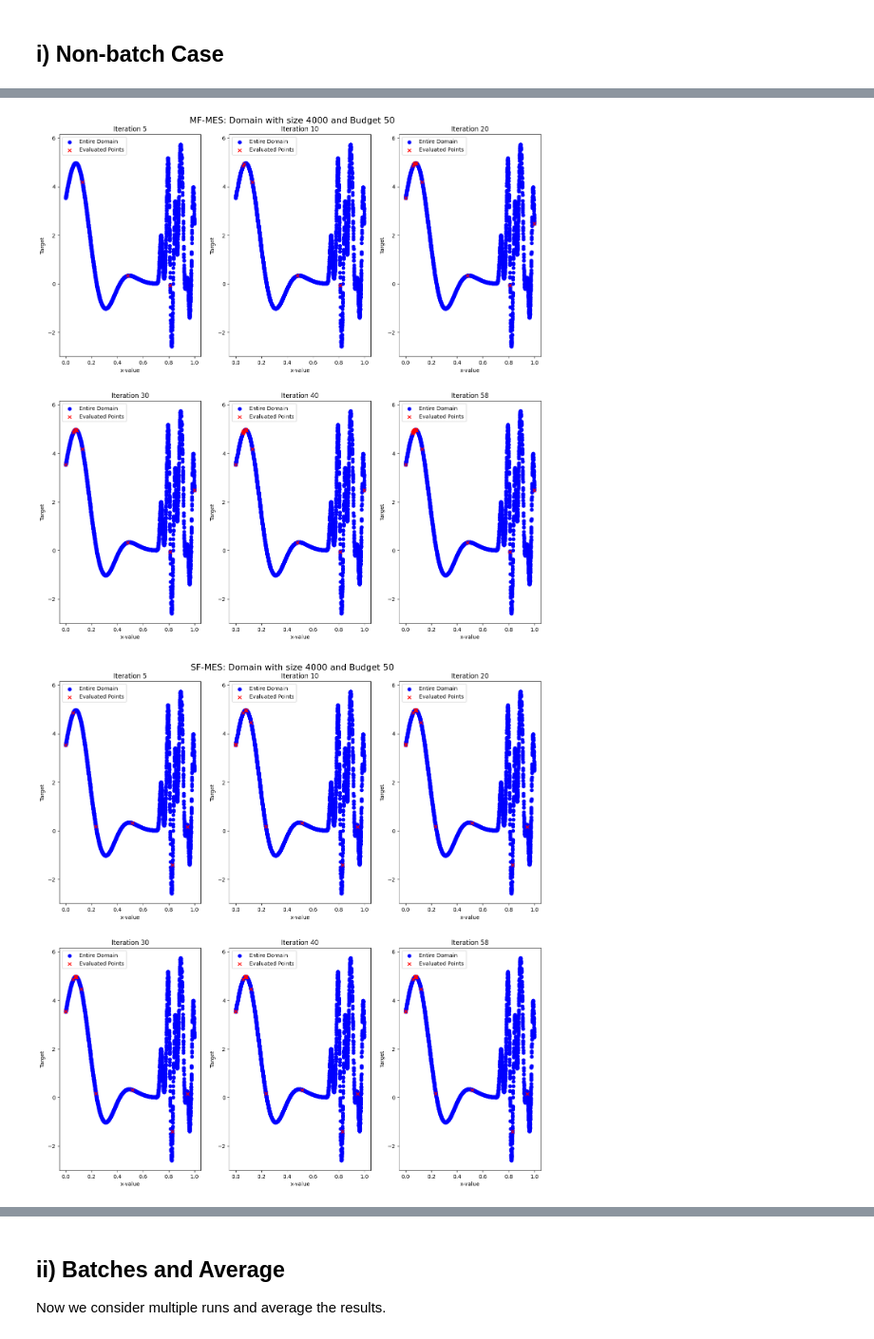
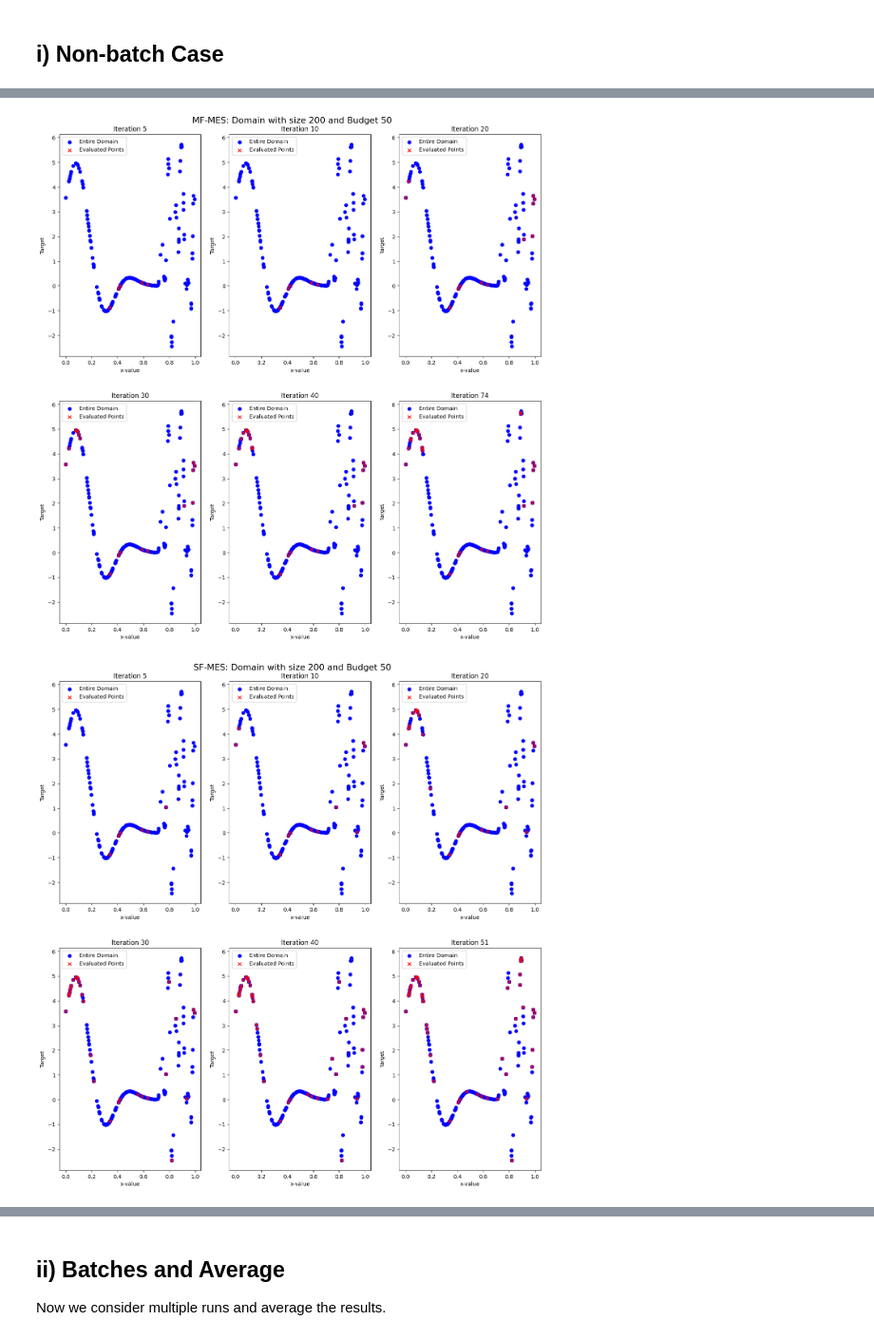
Before and after one commit to kernelCruncher/MFBO, a Jupyter notebook: notebooks/MESSyntheticFunction.ipynb, the cells around one changed output, grey strips where cells are left out. Shown at 95% size. Drawn from its saved outputs; the diff is of its cells as text; code cells hidden in the pictures.

```diff
--- a/notebooks/MESSyntheticFunction.ipynb
+++ b/notebooks/MESSyntheticFunction.ipynb
@@ -251,15 +276,15 @@ def run_entire_cycle_random(no_of_iterations, domain):
 N_ITER = 30
 N_INIT = 5
 ALLOCATED_BUDGET = 50
-# fileName = 'SampleSpaces/20240606-114441.csv'
+fileName = 'SampleSpaces/20240606-114441.csv'
 # fileName = 'SampleSpaces/20240609-140133.csv'
 
-fileName = file
+# fileName = file
 train_x_full, train_obj, domain, index_store, fidelity_history = setUpInitialData(fileName, N_INIT)
 
-# The single fidelity case requirs different initial data. For example, the initial sample must be all HF and the domain is all HF.
+# The single fidelity case requires different initial data. For example, the initial sample must be all HF and the domain is all HF.
 # The fidelity history is less important here as we know all chosen points will be HF, but we keep them so that we can reuse the same function.
-train_x_full_sf, train_obj_sf, domain_sf, index_store_sf, fidelity_history_sf = setUpInitialData(fileName, N_INIT, sf=True)
+train_x_full_sf, train_obj_sf, domain_sf, index_store_sf, fidelity_history_sf = convertMFDatatoSFData(domain, index_store)
 
 train_x_full_mes, train_obj_mes, cumulative_cost_mes, index_store_mes = run_entire_cycle(
     train_x_full,
@@ -281,7 +306,7 @@ train_x_full_mes, train_obj_mes, cumulative_cost_mes, index_store_mes = run_enti
 #     allocated_budget=ALLOCATED_BUDGET
 #     )
 
-train_x_full_rand, train_obj_rand, cumulative_cost_rand, index_store_rand= run_entire_cycle_random(ALLOCATED_BUDGET, domain)
+train_x_full_rand, train_obj_rand, cumulative_cost_rand, index_store_rand= run_entire_cycle_random(ALLOCATED_BUDGET, domain, train_x_full_sf)
 
 train_x_full_sfmes, train_obj_sfmes, cumulative_cost_sfmes, index_store_sfmes= run_entire_cycle(
     train_x_full_sf,
@@ -415,13 +440,13 @@ def plot_target_per_iteration_range(domain, train_x_full, train_obj, iteration_r
 # %%
 for key in modelDict:
     plot_target_per_iteration_range(
         domain,
         modelDict[key][0],
         modelDict[key][1],
-        [5, 10, 20,  30,  40, len(train_x_full_mes)],
+        [5, 10, 20,  30,  40, len(modelDict[key][0])],
         f'{key}: Domain with size {int(len(domain)/2)} and Budget {ALLOCATED_BUDGET}',
         figsize=(16, 15)
         )
 # %% [output]
-[figure, old version]
+[figure, new version]
-[figure, old version]
+[figure, new version]
```
Also changed, not shown: parts of 19 cells of this notebook.
